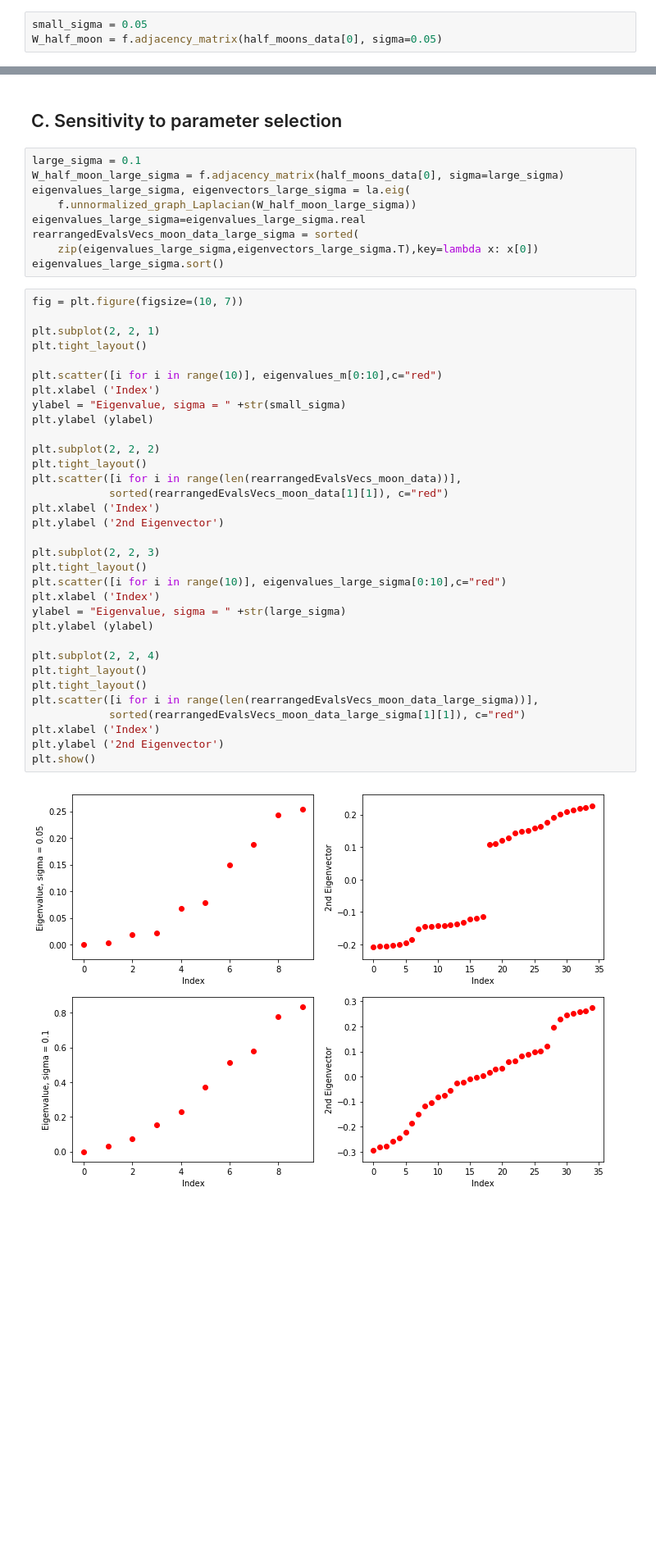
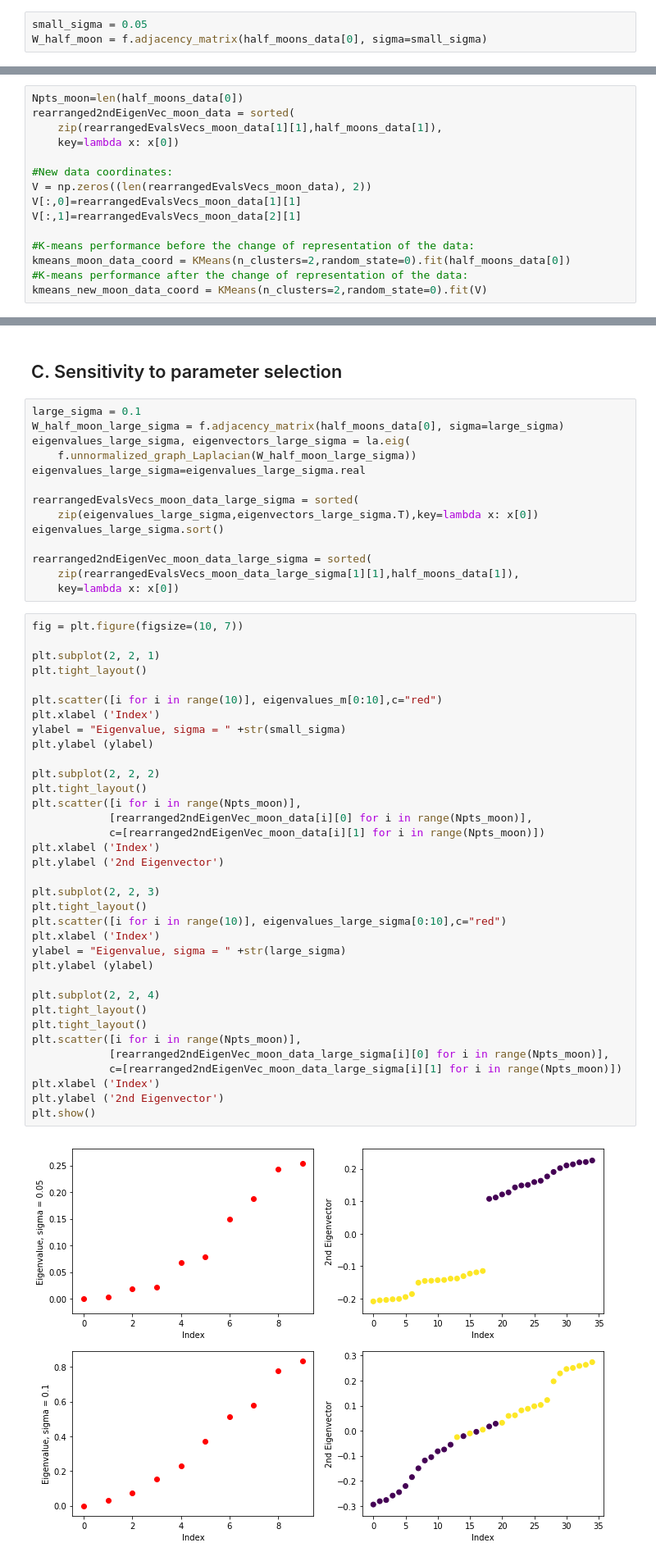
Before and after one commit to msarrias/spectral-clustering, a Jupyter notebook: playground.ipynb, the cells around one changed output, grey strips where cells are left out. Shown at 82% size. Drawn from its saved outputs; the diff is of its cells as text; blank space fills up the shorter version.

```diff
--- a/playground.ipynb
+++ b/playground.ipynb
@@ -27,7 +29,7 @@ f.scatter_plot_data_set(half_moons_data[0], half_moons_data[1], color_clusters =
 ## i) Fully connected graph
 # %%
 small_sigma = 0.05
-W_half_moon = f.adjacency_matrix(half_moons_data[0], sigma=0.05)
+W_half_moon = f.adjacency_matrix(half_moons_data[0], sigma=small_sigma)
 # %%
 #create graph
 hm = f.create_weighted_Graph(W_half_moon)
@@ -191,0 +216,15 @@ for i in range(50):
+# %%
+Npts_moon=len(half_moons_data[0])
+rearranged2ndEigenVec_moon_data = sorted(
+    zip(rearrangedEvalsVecs_moon_data[1][1],half_moons_data[1]),
+    key=lambda x: x[0])
+
+#New data coordinates:
+V = np.zeros((len(rearrangedEvalsVecs_moon_data), 2))
+V[:,0]=rearrangedEvalsVecs_moon_data[1][1]
+V[:,1]=rearrangedEvalsVecs_moon_data[2][1]
+
+#K-means performance before the change of representation of the data:
+kmeans_moon_data_coord = KMeans(n_clusters=2,random_state=0).fit(half_moons_data[0])
+#K-means performance after the change of representation of the data:
+kmeans_new_moon_data_coord = KMeans(n_clusters=2,random_state=0).fit(V)
@@ -289,44 +405,51 @@ W_half_moon_large_sigma = f.adjacency_matrix(half_moons_data[0], sigma=large_sig
 eigenvalues_large_sigma, eigenvectors_large_sigma = la.eig(
     f.unnormalized_graph_Laplacian(W_half_moon_large_sigma))
 eigenvalues_large_sigma=eigenvalues_large_sigma.real
+
 rearrangedEvalsVecs_moon_data_large_sigma = sorted(
     zip(eigenvalues_large_sigma,eigenvectors_large_sigma.T),key=lambda x: x[0])
 eigenvalues_large_sigma.sort()
+
+rearranged2ndEigenVec_moon_data_large_sigma = sorted(
+    zip(rearrangedEvalsVecs_moon_data_large_sigma[1][1],half_moons_data[1]),
+    key=lambda x: x[0])
 # %%
 fig = plt.figure(figsize=(10, 7))
 
 plt.subplot(2, 2, 1)
 plt.tight_layout()
 
 plt.scatter([i for i in range(10)], eigenvalues_m[0:10],c="red")
 plt.xlabel ('Index')
 ylabel = "Eigenvalue, sigma = " +str(small_sigma)
 plt.ylabel (ylabel)
 
 plt.subplot(2, 2, 2)
 plt.tight_layout()
-plt.scatter([i for i in range(len(rearrangedEvalsVecs_moon_data))],
-            sorted(rearrangedEvalsVecs_moon_data[1][1]), c="red")
+plt.scatter([i for i in range(Npts_moon)],
+            [rearranged2ndEigenVec_moon_data[i][0] for i in range(Npts_moon)],
+            c=[rearranged2ndEigenVec_moon_data[i][1] for i in range(Npts_moon)])
 plt.xlabel ('Index')
 plt.ylabel ('2nd Eigenvector')
 
 plt.subplot(2, 2, 3)
 plt.tight_layout()
 plt.scatter([i for i in range(10)], eigenvalues_large_sigma[0:10],c="red")
 plt.xlabel ('Index')
 ylabel = "Eigenvalue, sigma = " +str(large_sigma)
 plt.ylabel (ylabel)
 
 plt.subplot(2, 2, 4)
 plt.tight_layout()
 plt.tight_layout()
-plt.scatter([i for i in range(len(rearrangedEvalsVecs_moon_data_large_sigma))],
-            sorted(rearrangedEvalsVecs_moon_data_large_sigma[1][1]), c="red")
+plt.scatter([i for i in range(Npts_moon)],
+            [rearranged2ndEigenVec_moon_data_large_sigma[i][0] for i in range(Npts_moon)],
+            c=[rearranged2ndEigenVec_moon_data_large_sigma[i][1] for i in range(Npts_moon)])
 plt.xlabel ('Index')
 plt.ylabel ('2nd Eigenvector')
 plt.show()
 # %% [output]
-[figure, old version]
+[figure, new version]
 # %% [markdown]
 # VIII. Validation - Circles dataset
 # %%
```
Also changed, not shown: parts of 22 cells of this notebook.
